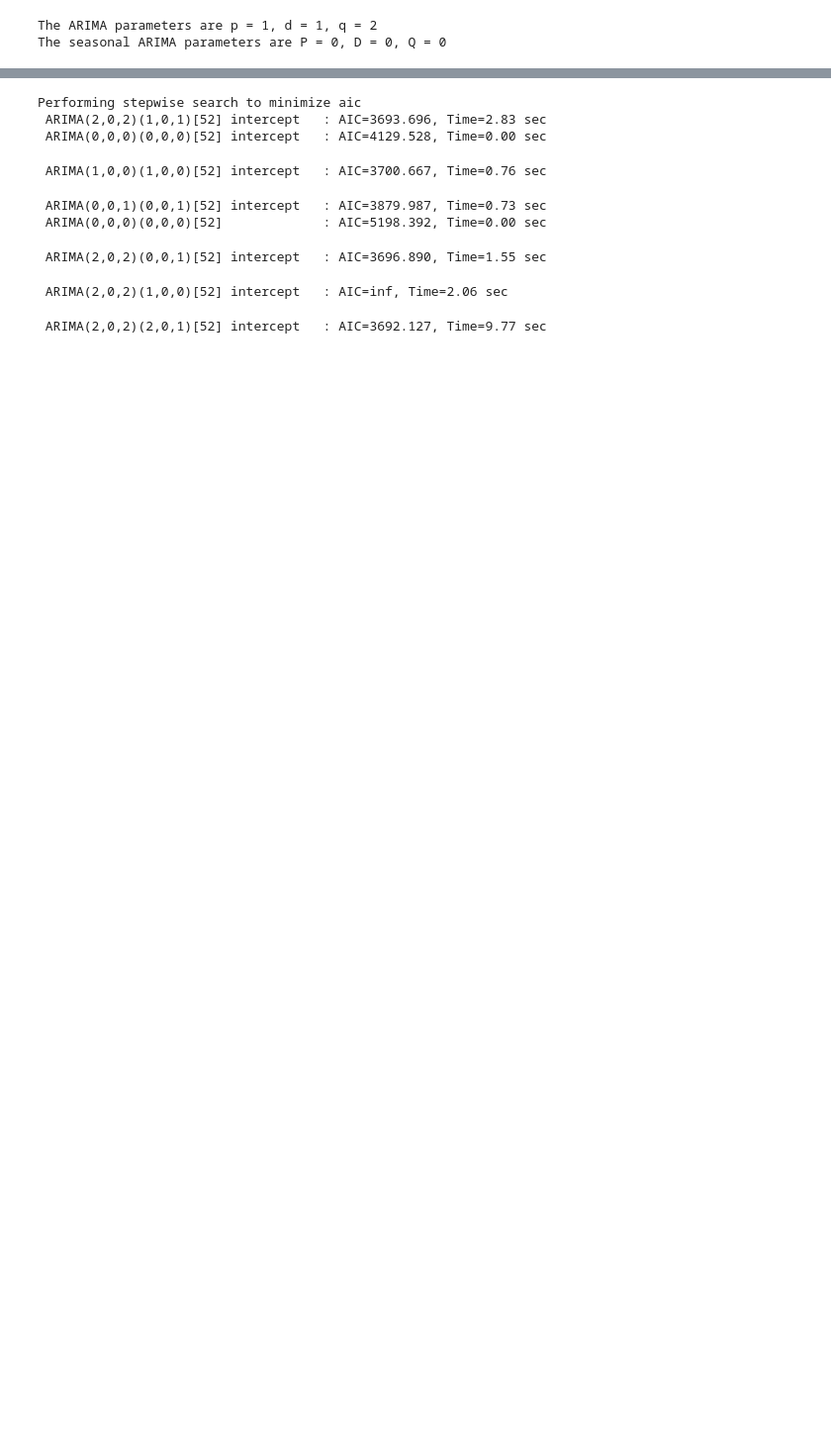
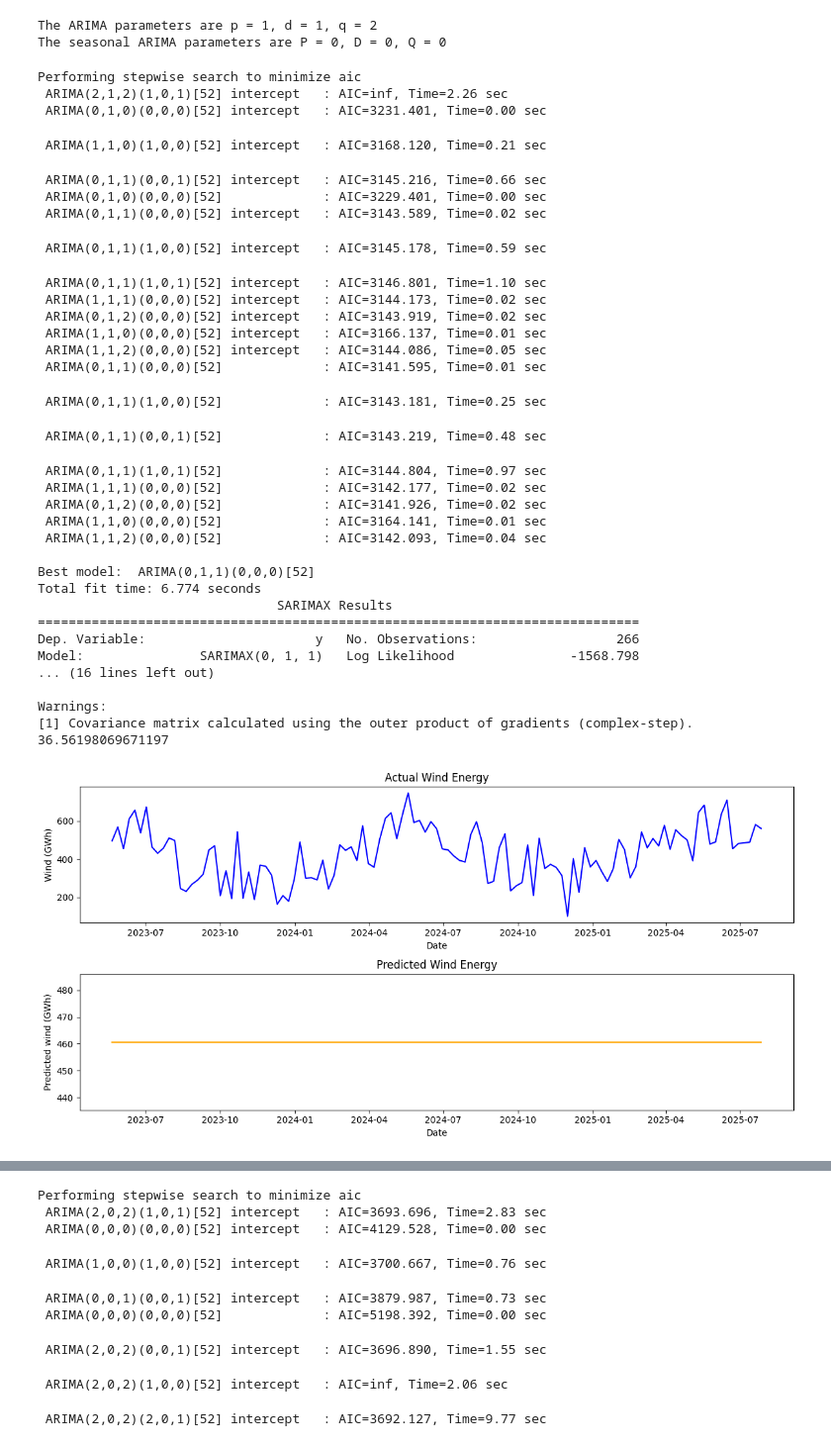
Before and after one commit to shane-ppy/15066_final_project, a Jupyter notebook: prediction.ipynb, the cells around one changed output, grey strips where cells are left out. Shown at 99% size. Cells and saved outputs as stored; diff of their text form; code cells hidden in the pictures; blank space fills up the shorter version.

```diff
--- a/prediction.ipynb
+++ b/prediction.ipynb
@@ -33,7 +33,7 @@ other_data_imp = df_imputed[['Week_Start', 'Other']]
 load_data_imp = df_imputed[['Week_Start', 'CAISO_Load_GWh']]
 # %%
 # Calculate the split point (70% of data)
-split_point = int(len(df_imputed) * 0.6)
+split_point = int(len(df_imputed) * 0.7)
 
 # Split each imputed time series into training and testing sets
 # Solar
@@ -202,3 +164,70 @@ print(f"The seasonal ARIMA parameters are P = {P}, D = {D}, Q = {Q}")
 # %% [output]
 The ARIMA parameters are p = 1, d = 1, q = 2
 The seasonal ARIMA parameters are P = 0, D = 0, Q = 0
+# %%
+# Fit an auto_arima model to the wind training data
+wind_arima_model = auto_arima(
+    wind_train["Wind"],
+    seasonal=True,
+    m=52,
+    trace=True,
+    error_action='ignore',
+    suppress_warnings=True
+)
+print(wind_arima_model.summary())
+predicted_wind = wind_arima_model.predict(n_periods=len(wind_test))
+actual_wind = wind_test['Wind']
+mape_wind = calculate_mape(actual_wind, predicted_wind)
+print(mape_wind)
+# Create two separate plots for actual and predicted wind data
+fig, axes = plt.subplots(2, 1, figsize=(12, 6))
+
+# Actual wind data plot
+axes[0].plot(wind_test['Week_Start'], actual_wind, color='blue')
+axes[0].set_xlabel('Date')
+axes[0].set_ylabel('Wind (GWh)')
+axes[0].set_title('Actual Wind Energy')
+
+# Predicted wind data plot
+axes[1].plot(wind_test['Week_Start'], predicted_wind, color='orange')
+axes[1].set_xlabel('Date')
+axes[1].set_ylabel('Predicted Wind (GWh)')
+axes[1].set_title('Predicted Wind Energy')
+
+plt.tight_layout()
+plt.show()
+# %% [output]
+Performing stepwise search to minimize aic
+ ARIMA(2,1,2)(1,0,1)[52] intercept   : AIC=inf, Time=2.26 sec
+ ARIMA(0,1,0)(0,0,0)[52] intercept   : AIC=3231.401, Time=0.00 sec
+ ARIMA(1,1,0)(1,0,0)[52] intercept   : AIC=3168.120, Time=0.21 sec
+ ARIMA(0,1,1)(0,0,1)[52] intercept   : AIC=3145.216, Time=0.66 sec
+ ARIMA(0,1,0)(0,0,0)[52]             : AIC=3229.401, Time=0.00 sec
+ ARIMA(0,1,1)(0,0,0)[52] intercept   : AIC=3143.589, Time=0.02 sec
+ ARIMA(0,1,1)(1,0,0)[52] intercept   : AIC=3145.178, Time=0.59 sec
+ ARIMA(0,1,1)(1,0,1)[52] intercept   : AIC=3146.801, Time=1.10 sec
+ ARIMA(1,1,1)(0,0,0)[52] intercept   : AIC=3144.173, Time=0.02 sec
+ ARIMA(0,1,2)(0,0,0)[52] intercept   : AIC=3143.919, Time=0.02 sec
+ ARIMA(1,1,0)(0,0,0)[52] intercept   : AIC=3166.137, Time=0.01 sec
+ ARIMA(1,1,2)(0,0,0)[52] intercept   : AIC=3144.086, Time=0.05 sec
+ ARIMA(0,1,1)(0,0,0)[52]             : AIC=3141.595, Time=0.01 sec
+ ARIMA(0,1,1)(1,0,0)[52]             : AIC=3143.181, Time=0.25 sec
+ ARIMA(0,1,1)(0,0,1)[52]             : AIC=3143.219, Time=0.48 sec
+ ARIMA(0,1,1)(1,0,1)[52]             : AIC=3144.804, Time=0.97 sec
+ ARIMA(1,1,1)(0,0,0)[52]             : AIC=3142.177, Time=0.02 sec
+ ARIMA(0,1,2)(0,0,0)[52]             : AIC=3141.926, Time=0.02 sec
+ ARIMA(1,1,0)(0,0,0)[52]             : AIC=3164.141, Time=0.01 sec
+ ARIMA(1,1,2)(0,0,0)[52]             : AIC=3142.093, Time=0.04 sec
+
+Best model:  ARIMA(0,1,1)(0,0,0)[52]
+Total fit time: 6.774 seconds
+                               SARIMAX Results
+==============================================================================
+Dep. Variable:                      y   No. Observations:                  266
+Model:               SARIMAX(0, 1, 1)   Log Likelihood               -1568.798
+... (16 lines left out)
+
+Warnings:
+[1] Covariance matrix calculated using the outer product of gradients (complex-step).
+36.56198069671197
+[figure, added]
```
Also changed, not shown: parts of 21 cells of this notebook, 3 other files.
